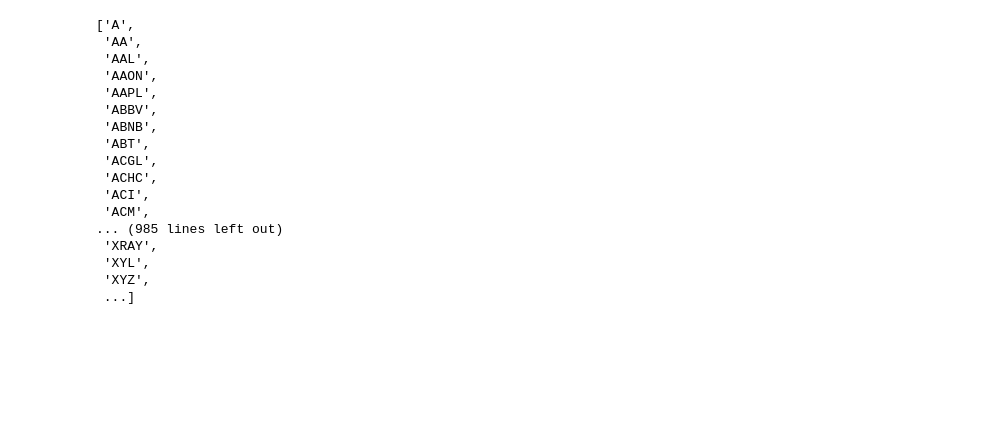
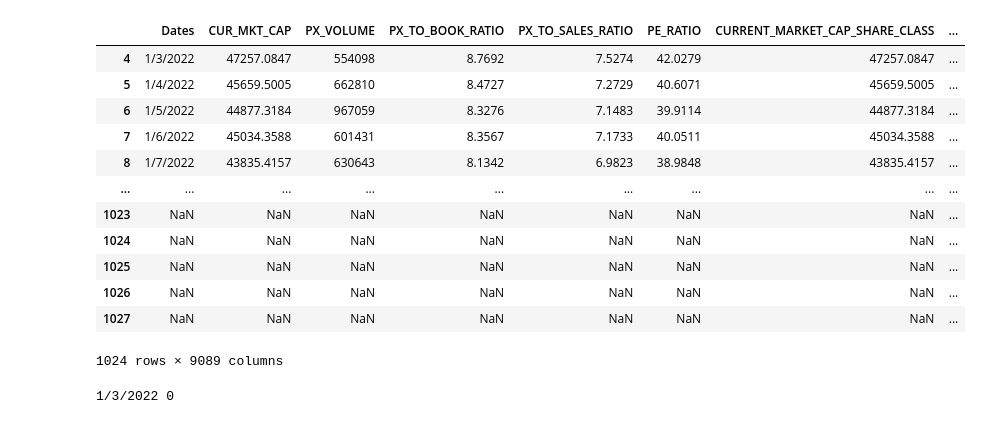
Before and after one commit to karllovaas/Winter-Workshop-Benchmark-Team, a Jupyter notebook: bloomberg_data_clean.ipynb, the cells around one changed output. Drawn from its saved outputs; the diff is of its cells as text; code cells hidden in the pictures; blank space fills up the shorter version.

Commit message:
cleaned bloomberg data csv

```diff
--- a/bloomberg_data_clean.ipynb
+++ b/bloomberg_data_clean.ipynb
@@ -74,23 +74,42 @@ index_df
 # %%
-df1.columns.__len__()
+#df1.columns.__len__()
+#df_tickers["Ticker"].to_list()
+#list(range(0,df1.columns.__len__(),9))
+#df1.iloc[:,9:18]
 
-df_tickers["Ticker"].to_list()
+df1  = df.iloc[4:1037,:]
+df1.columns = list(df.iloc[3,:])
+
+
+ticker_df_dict = dict()
+for i,ticker in enumerate(df_tickers["Ticker"].to_list()):
+    start_col, stop_col = (i*9,((i+1)*9 -1))
+    ticker_df_dict[ticker] = df1.iloc[:,start_col:stop_col]
-# %% [output]
-['A',
- 'AA',
- 'AAL',
- 'AAON',
- 'AAPL',
- 'ABBV',
- 'ABNB',
- 'ABT',
- 'ACGL',
- 'ACHC',
- 'ACI',
- 'ACM',
-... (985 lines left out)
- 'XRAY',
- 'XYL',
- 'XYZ',
- ...]
+# %%
+df1
+# %% [output]
+|  | Dates | CUR_MKT_CAP | PX_VOLUME | PX_TO_BOOK_RATIO | PX_TO_SALES_RATIO | PE_RATIO | CURRENT_MARKET_CAP_SHARE_CLASS | ... |
+| 4 | 1/3/2022 | 47257.0847 | 554098 | 8.7692 | 7.5274 | 42.0279 | 47257.0847 | ... |
+| 5 | 1/4/2022 | 45659.5005 | 662810 | 8.4727 | 7.2729 | 40.6071 | 45659.5005 | ... |
+| 6 | 1/5/2022 | 44877.3184 | 967059 | 8.3276 | 7.1483 | 39.9114 | 44877.3184 | ... |
+| 7 | 1/6/2022 | 45034.3588 | 601431 | 8.3567 | 7.1733 | 40.0511 | 45034.3588 | ... |
+| 8 | 1/7/2022 | 43835.4157 | 630643 | 8.1342 | 6.9823 | 38.9848 | 43835.4157 | ... |
+| ... | ... | ... | ... | ... | ... | ... | ... | ... |
+| 1023 | NaN | NaN | NaN | NaN | NaN | NaN | NaN | ... |
+| 1024 | NaN | NaN | NaN | NaN | NaN | NaN | NaN | ... |
+| 1025 | NaN | NaN | NaN | NaN | NaN | NaN | NaN | ... |
+| 1026 | NaN | NaN | NaN | NaN | NaN | NaN | NaN | ... |
+| 1027 | NaN | NaN | NaN | NaN | NaN | NaN | NaN | ... |
+1024 rows × 9089 columns
+# %%
+# need to put each piece of data into the data frame.
+
+ticker_df_dict["ZTS"]["Dates"]
+
+for i,date in enumerate(ticker_df_dict["ZTS"]["Dates"]):
+    print(date,i)
+
+    break
+# %% [output]
+1/3/2022 0
 # %%
```
Also changed, not shown: parts of 4 cells of this notebook, 1 other file.
